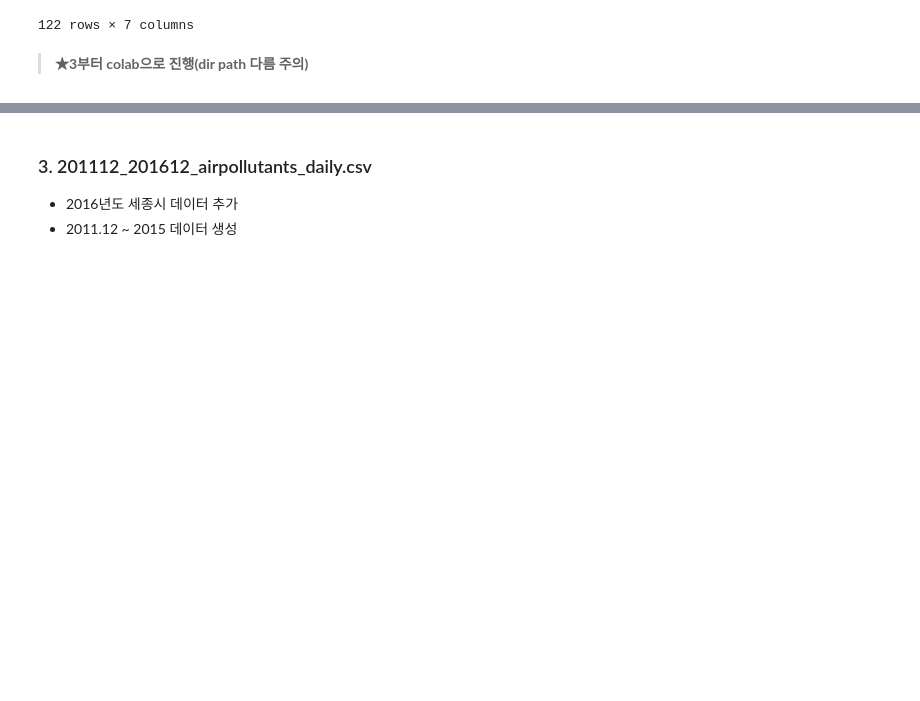
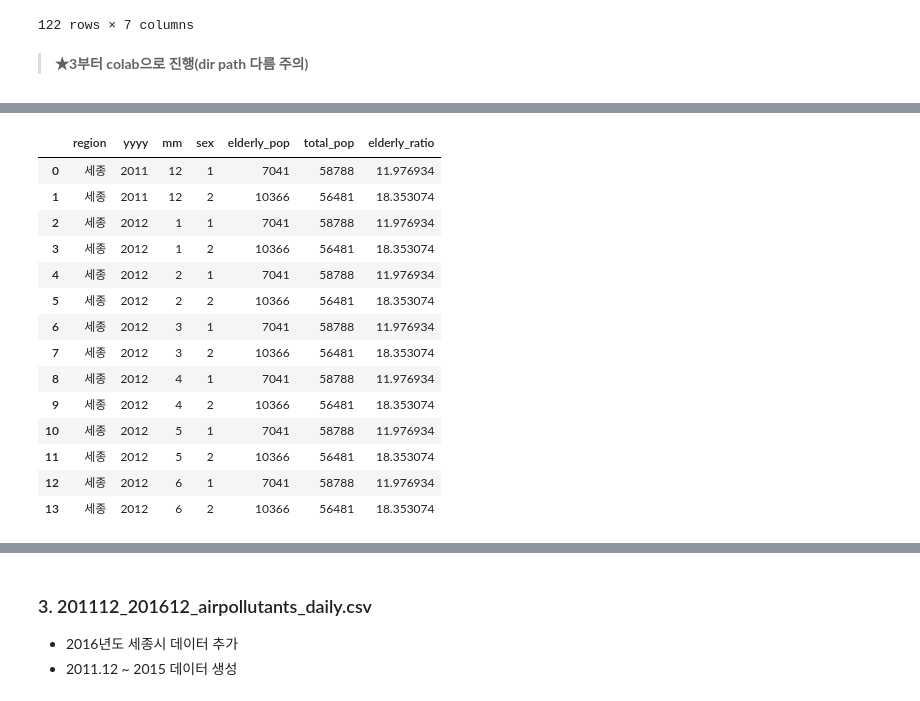
Before and after one commit to leech2193/weather_hospital_sowhat, a Jupyter notebook: [preprocessing] sejong-si data.ipynb, the cells around one changed output, grey strips where cells are left out. Saved outputs shown, nothing was run; the diff lists cells and outputs as text; code cells hidden in the pictures; blank space fills up the shorter version.

```diff
--- a/[preprocessing] sejong-si data.ipynb
+++ b/[preprocessing] sejong-si data.ipynb
@@ -137,0 +208,21 @@ elderly.to_csv('Z:/공모전/날씨빅데이터콘테스트(공유)/data/201112_
+# %%
+tmp_sejong.drop(columns=['elderly_pop','total_pop','elderly_ratio'], inplace=True)
+tmp_sejong3 = pd.concat([ tmp_sejong, tmp_sejong3[['elderly_pop','total_pop','elderly_ratio']] ], axis=1)
+# tmp_sejong3[['elderly_pop','total_pop','elderly_ratio']]
+tmp_sejong3
+# %% [output]
+|  | region | yyyy | mm | sex | elderly_pop | total_pop | elderly_ratio |
+| 0 | 세종 | 2011 | 12 | 1 | 7041 | 58788 | 11.976934 |
+| 1 | 세종 | 2011 | 12 | 2 | 10366 | 56481 | 18.353074 |
+| 2 | 세종 | 2012 | 1 | 1 | 7041 | 58788 | 11.976934 |
+| 3 | 세종 | 2012 | 1 | 2 | 10366 | 56481 | 18.353074 |
+| 4 | 세종 | 2012 | 2 | 1 | 7041 | 58788 | 11.976934 |
+| 5 | 세종 | 2012 | 2 | 2 | 10366 | 56481 | 18.353074 |
+| 6 | 세종 | 2012 | 3 | 1 | 7041 | 58788 | 11.976934 |
+| 7 | 세종 | 2012 | 3 | 2 | 10366 | 56481 | 18.353074 |
+| 8 | 세종 | 2012 | 4 | 1 | 7041 | 58788 | 11.976934 |
+| 9 | 세종 | 2012 | 4 | 2 | 10366 | 56481 | 18.353074 |
+| 10 | 세종 | 2012 | 5 | 1 | 7041 | 58788 | 11.976934 |
+| 11 | 세종 | 2012 | 5 | 2 | 10366 | 56481 | 18.353074 |
+| 12 | 세종 | 2012 | 6 | 1 | 7041 | 58788 | 11.976934 |
+| 13 | 세종 | 2012 | 6 | 2 | 10366 | 56481 | 18.353074 |
```
Also changed, not shown: parts of 16 cells of this notebook.
